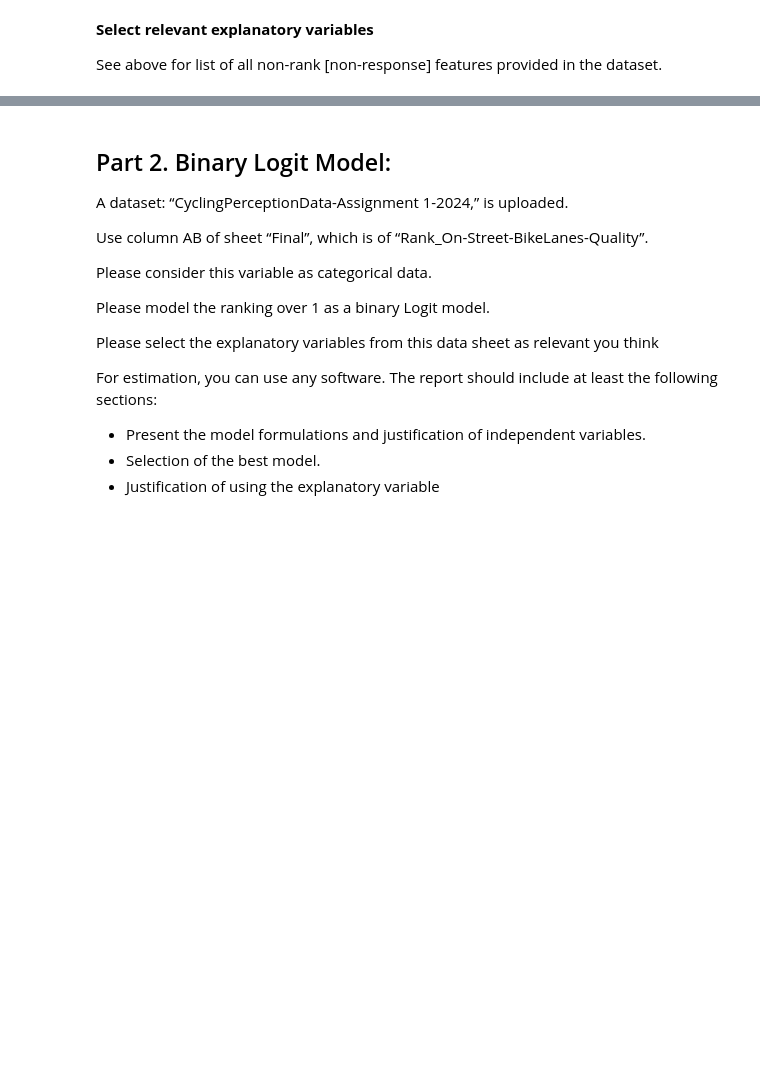
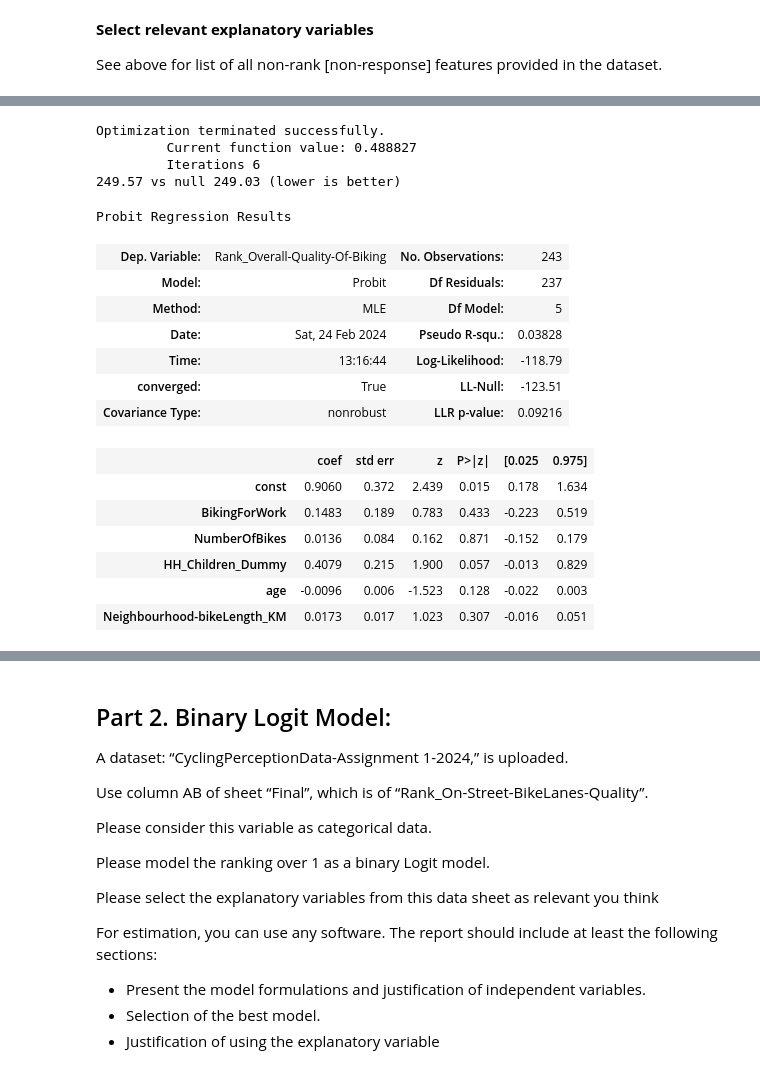
Before and after one commit to tgchen99/CIV1538-Ass1, a Jupyter notebook: CIV1538 - Assignment 1 - Tiggy Chen 1004400784.ipynb, the cells around one changed output, grey strips where cells are left out. Cells and saved outputs as stored; diff of their text form; code cells hidden in the pictures; blank space fills up the shorter version.

```diff
--- a/CIV1538 - Assignment 1 - Tiggy Chen 1004400784.ipynb
+++ b/CIV1538 - Assignment 1 - Tiggy Chen 1004400784.ipynb
@@ -177,0 +227,30 @@ Probit Regression Results
+# %%
+probit_vars = ['BikingForWork', 'NumberOfBikes', 'HH_Children_Dummy', 'age', 'Neighbourhood-bikeLength_KM']
+
+probit_mod = smd.Probit(y_probit_gt2,
+                        add_constant(df_proc[probit_vars], has_constant='add')
+                       )
+probit_res = probit_mod.fit()
+
+print(f"{probit_res.aic:.2f} vs null {probit_null_aic:.2f} (lower is better)")
+probit_res.summary()
+# %% [output]
+Optimization terminated successfully.
+         Current function value: 0.488827
+         Iterations 6
+249.57 vs null 249.03 (lower is better)
+Probit Regression Results
+| Dep. Variable: | Rank_Overall-Quality-Of-Biking | No. Observations: | 243 |
+| Model: | Probit | Df Residuals: | 237 |
+| Method: | MLE | Df Model: | 5 |
+| Date: | Sat, 24 Feb 2024 | Pseudo R-squ.: | 0.03828 |
+| Time: | 13:16:44 | Log-Likelihood: | -118.79 |
+| converged: | True | LL-Null: | -123.51 |
+| Covariance Type: | nonrobust | LLR p-value: | 0.09216 |
+|  | coef | std err | z | P>|z| | [0.025 | 0.975] |
+| const | 0.9060 | 0.372 | 2.439 | 0.015 | 0.178 | 1.634 |
+| BikingForWork | 0.1483 | 0.189 | 0.783 | 0.433 | -0.223 | 0.519 |
+| NumberOfBikes | 0.0136 | 0.084 | 0.162 | 0.871 | -0.152 | 0.179 |
+| HH_Children_Dummy | 0.4079 | 0.215 | 1.900 | 0.057 | -0.013 | 0.829 |
+| age | -0.0096 | 0.006 | -1.523 | 0.128 | -0.022 | 0.003 |
+| Neighbourhood-bikeLength_KM | 0.0173 | 0.017 | 1.023 | 0.307 | -0.016 | 0.051 |
```
Also changed, not shown: parts of 12 cells of this notebook.
